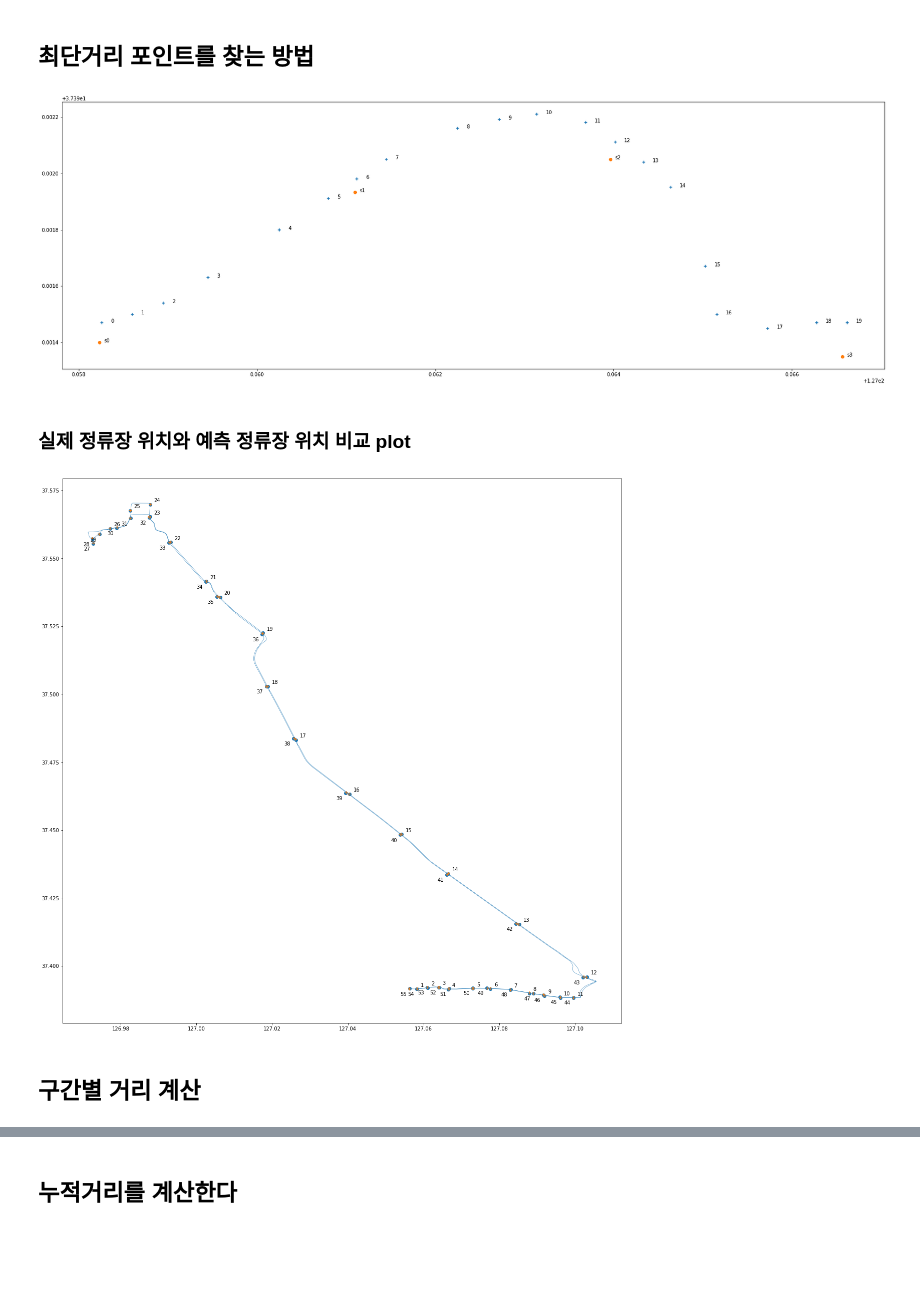
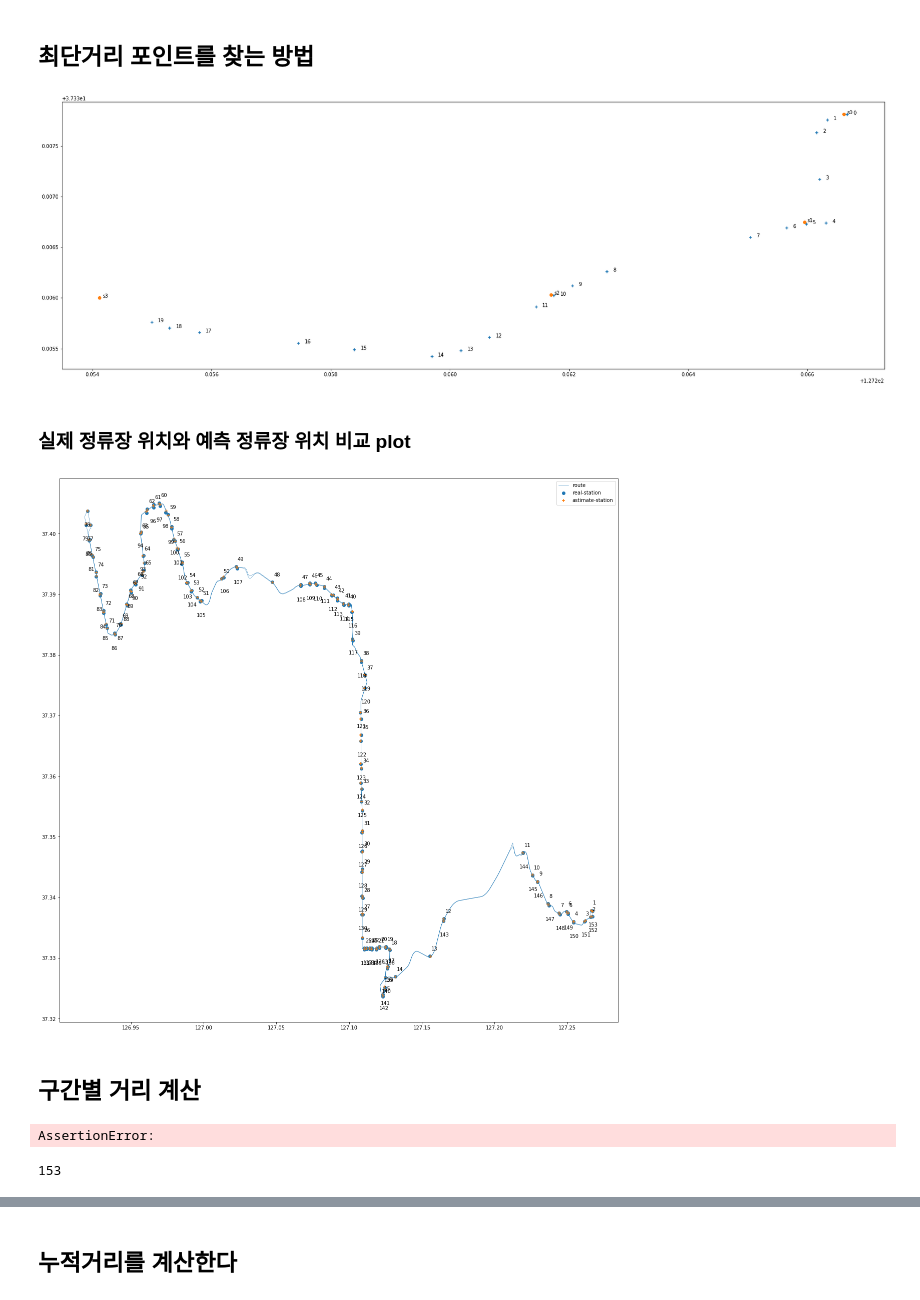
Before and after one commit to jongphago/Data-Structure-Project, a Jupyter notebook: BTTA_StationDistance.ipynb, the cells around one changed output, grey strips where cells are left out. Cells and saved outputs as stored; diff of their text form; code cells hidden in the pictures; blank space fills up the shorter version.

```diff
--- a/BTTA_StationDistance.ipynb
+++ b/BTTA_StationDistance.ipynb
@@ -149,7 +149,7 @@ def makeRangeIndex(station_df):
 # %% [markdown]
 ## 샘플데이터
 # %%
-routeId = 204000046
+routeId = 234000130
 # %%
 line_df = makeLineDf(routeId)
 station_df = makeInfoDf(routeId)
@@ -251,11 +255,11 @@ for i in range(maxIndex, maxIndex+4):
     plt.text(station_df['x'].iloc[i]+0.00005, station_df['y'].iloc[i]+0.0000, f's{i}')
 plt.show()
 # %% [output]
-[figure, old version]
+[figure, new version]
 # %%
 stationIndexList = []
 lastIndex = 0
-K = 50
+K = 100
 for i in station_df.index:
 #     print(f"station index: {i}")
 
@@ -285,24 +289,26 @@ for i in station_df.index:
 # %%
 plt.figure(figsize=(20, 20))
 lsx = line_df.iloc[stationIndexList]['x']
 lsy = line_df.iloc[stationIndexList]['y']
 sx = station_df['x']
 sy = station_df['y']
 lx = line_df['x']
 ly = line_df['y']
 plt.plot(lx, ly, linewidth='.5')
 plt.scatter(sx, sy)
 plt.scatter(lsx, lsy, marker = '+')
+plt.legend(['route', 'real-station', 'astimate-station'])
+
 
 for i in station_df.index:
     if(i < len(station_df)//2):
         sig = 1
     else:
         sig = -2.5
     plt.text(station_df['x'].iloc[i-1]+0.001*sig, station_df['y'].iloc[i-1]+0.001*sig, f'{i}')
 plt.show()
 # %% [output]
-[figure, old version]
+[figure, new version]
 # %% [markdown]
 ## 구간별 거리 계산
 # %%
@@ -325,3 +329,11 @@ assert len(distList) == len(station_df)
+# %%
+assert len(distList) == len(station_df)
+# %% [output]
+AssertionError:
+# %%
+len(station_df)
+# %% [output]
+153
 # %%
 totalDist = 0
 for i in range(len(line_df)-1):
```
Also changed, not shown: parts of 9 cells of this notebook, 2 other files.
